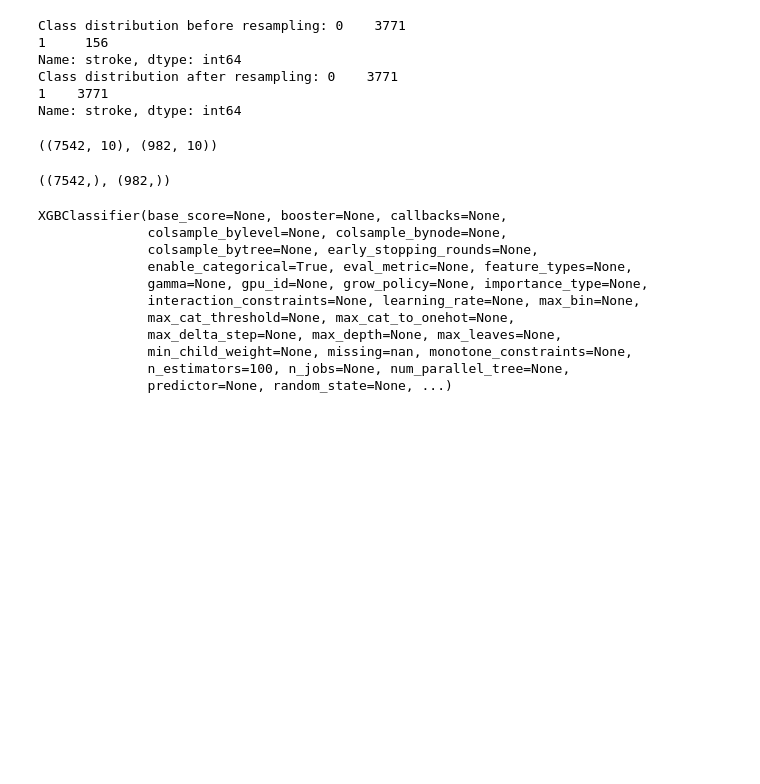
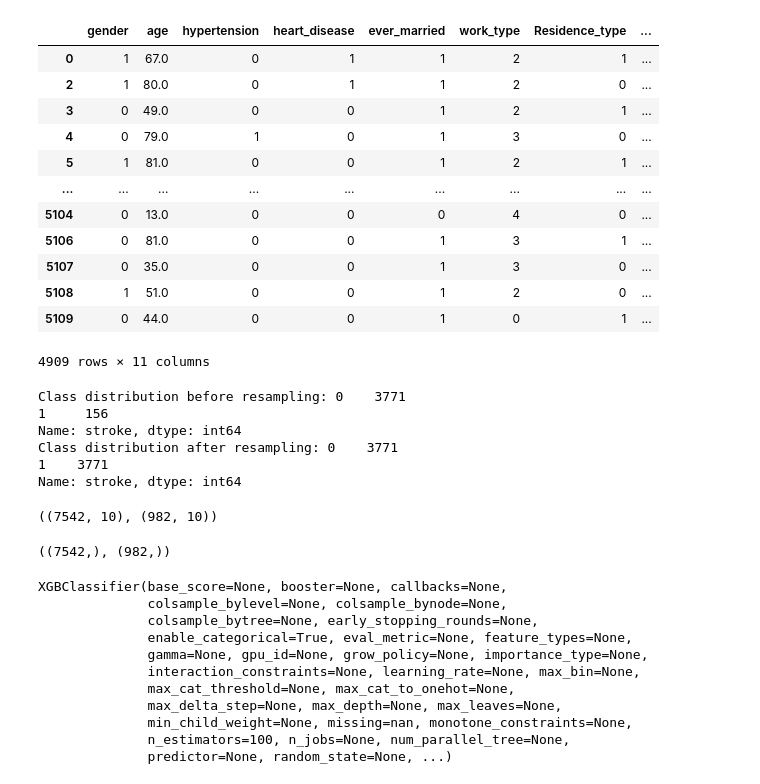
Before and after one commit to AriSky1/StrokePredictionApp, a Jupyter notebook: Untitled.ipynb, the cells around one changed output. Cells and saved outputs as stored; diff of their text form; code cells hidden in the pictures; blank space fills up the shorter version.

```diff
--- a/Untitled.ipynb
+++ b/Untitled.ipynb
@@ -37,6 +47,22 @@ cat_cols = df[['gender', 'ever_married', 'work_type', 'Residence_type', 'smoking
 for col in cat_cols:
        le.fit(df[col])
        df[col] = le.transform(df[col]) #encode categories
+# %%
+df
+# %% [output]
+|  | gender | age | hypertension | heart_disease | ever_married | work_type | Residence_type | ... |
+| 0 | 1 | 67.0 | 0 | 1 | 1 | 2 | 1 | ... |
+| 2 | 1 | 80.0 | 0 | 1 | 1 | 2 | 0 | ... |
+| 3 | 0 | 49.0 | 0 | 0 | 1 | 2 | 1 | ... |
+| 4 | 0 | 79.0 | 1 | 0 | 1 | 3 | 0 | ... |
+| 5 | 1 | 81.0 | 0 | 0 | 1 | 2 | 1 | ... |
+| ... | ... | ... | ... | ... | ... | ... | ... | ... |
+| 5104 | 0 | 13.0 | 0 | 0 | 0 | 4 | 0 | ... |
+| 5106 | 0 | 81.0 | 0 | 0 | 1 | 3 | 1 | ... |
+| 5107 | 0 | 35.0 | 0 | 0 | 1 | 3 | 0 | ... |
+| 5108 | 1 | 51.0 | 0 | 0 | 1 | 2 | 0 | ... |
+| 5109 | 0 | 44.0 | 0 | 0 | 1 | 0 | 1 | ... |
+4909 rows × 11 columns
 # %%
 # X,y
 X,y = df.drop('stroke', axis = 1), df['stroke']
```
Also changed, not shown: parts of 18 cells of this notebook, 6 other files.
